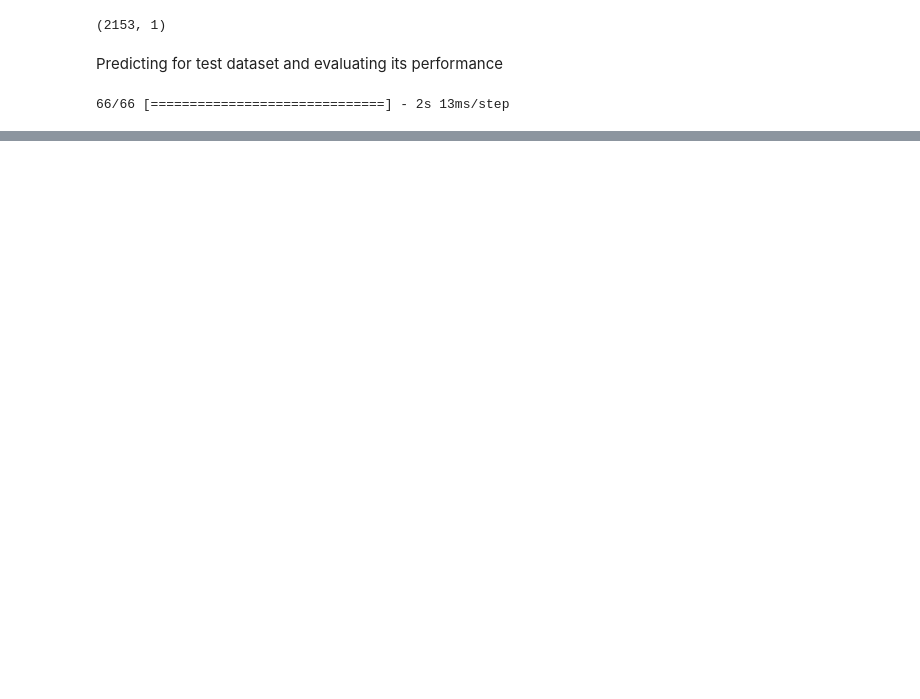
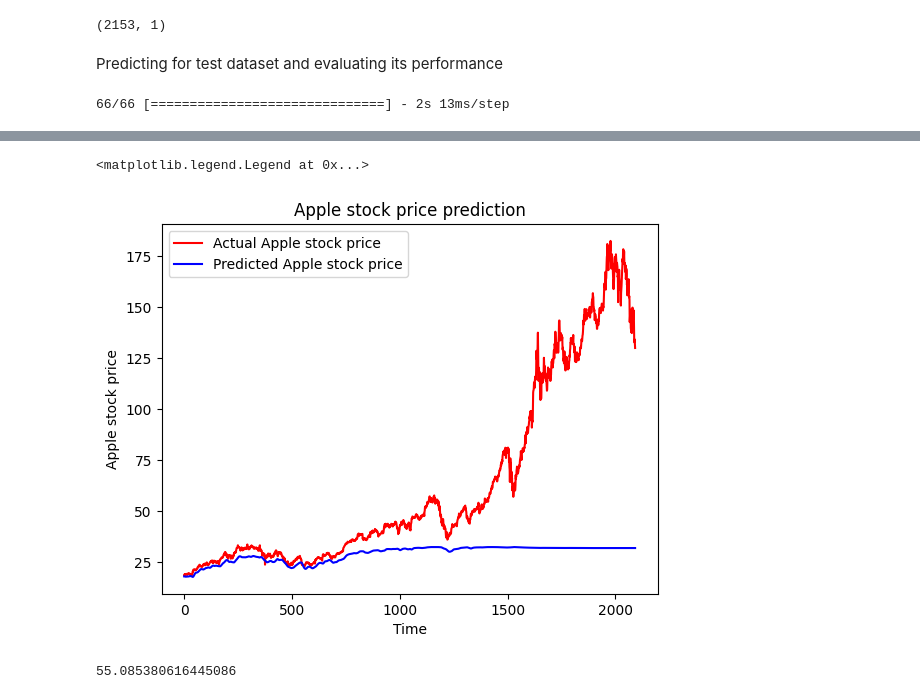
Before and after one commit to Prithvi2310/Stock-Price-Prediction, a Jupyter notebook: main.ipynb, the cells around one changed output, grey strips where cells are left out. Saved outputs shown, nothing was run; the diff lists cells and outputs as text; code cells hidden in the pictures; blank space fills up the shorter version.

Commit message:
Predictions and plotting done

```diff
--- a/main.ipynb
+++ b/main.ipynb
@@ -264,0 +285,11 @@ predicted_stock_price = scaler.inverse_transform(predicted_stock_price)
+# %%
+#Plotting actual data vs predicted data
+plt.plot(actual_stock_price, color='red', label='Actual Apple stock price')
+plt.plot(predicted_stock_price, color='blue', label='Predicted Apple stock price')
+plt.title('Apple stock price prediction')
+plt.xlabel('Time')
+plt.ylabel('Apple stock price')
+plt.legend()
+# %% [output]
+<matplotlib.legend.Legend at 0x...>
+[figure, added]
@@ -264,0 +298,4 @@ predicted_stock_price = scaler.inverse_transform(predicted_stock_price)
+# %%
+rmse
+# %% [output]
+55.085380616445086
```
Also changed, not shown: parts of 3 cells of this notebook.
